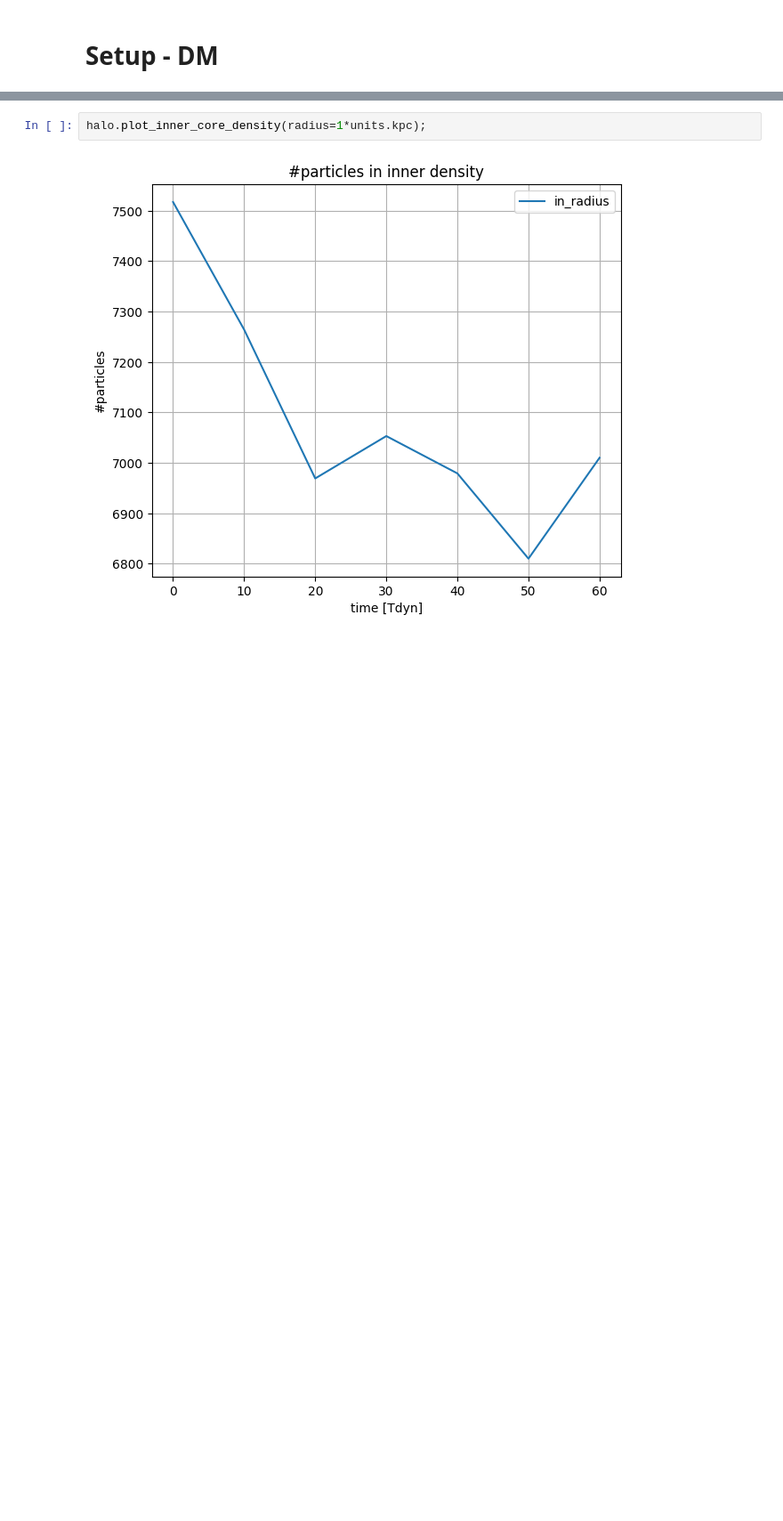
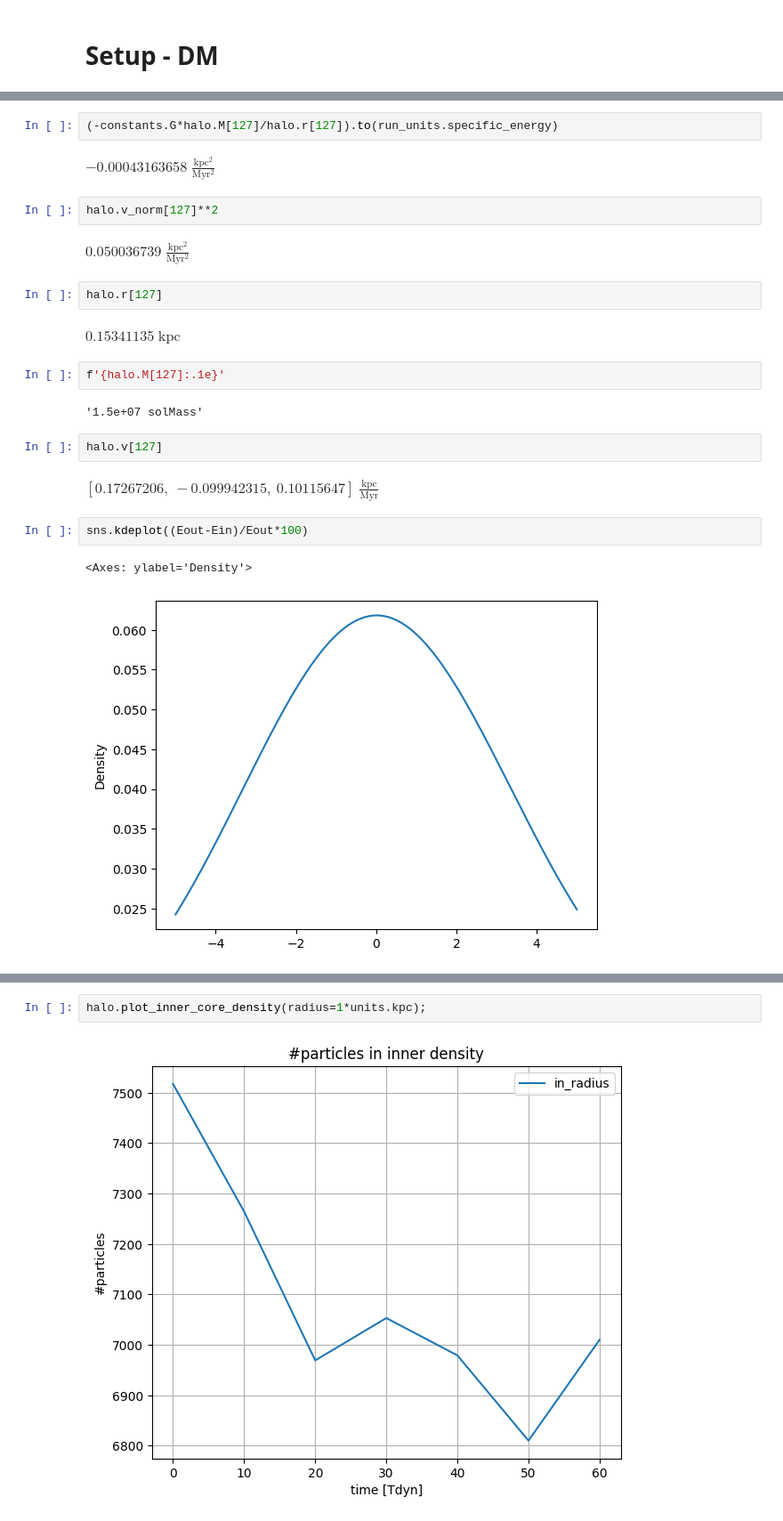
Before and after one commit to Rotem-Barnea/pySIDM, a Jupyter notebook: analysis/run.ipynb, the cells around one changed output, grey strips where cells are left out. Shown at 89% size. Saved outputs shown, nothing was run; the diff lists cells and outputs as text; blank space fills up the shorter version.

```diff
--- a/analysis/run.ipynb
+++ b/analysis/run.ipynb
@@ -46,0 +150,25 @@ halo.evolve(t=61*halo.Tdyn)
+# %%
+(-constants.G*halo.M[127]/halo.r[127]).to(run_units.specific_energy)
+# %% [output]
+$-0.00043163658 \; \mathrm{\frac{kpc^{2}}{Myr^{2}}}$
+# %%
+halo.v_norm[127]**2
+# %% [output]
+$0.050036739 \; \mathrm{\frac{kpc^{2}}{Myr^{2}}}$
+# %%
+halo.r[127]
+# %% [output]
+$0.15341135 \; \mathrm{kpc}$
+# %%
+f'{halo.M[127]:.1e}'
+# %% [output]
+'1.5e+07 solMass'
+# %%
+halo.v[127]
+# %% [output]
+$[0.17267206,~-0.099942315,~0.10115647] \; \mathrm{\frac{kpc}{Myr}}$
+# %%
+sns.kdeplot((Eout-Ein)/Eout*100)
+# %% [output]
+<Axes: ylabel='Density'>
+[figure, added]
```
Also changed, not shown: parts of 29 cells of this notebook, 4 other files.
